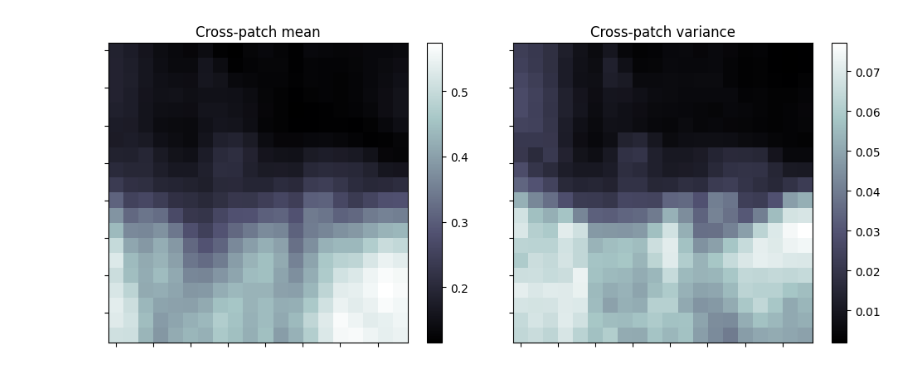
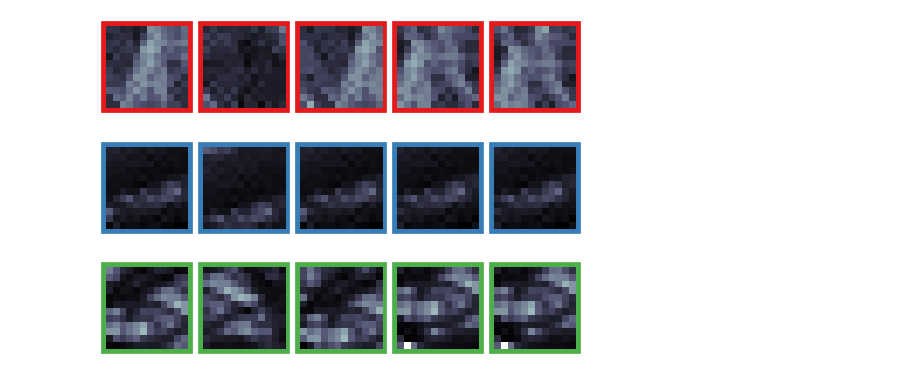
Before and after one commit to lyndond/frame_whitening, a Jupyter notebook: figures_new/conv2d.ipynb, the cells around one changed output. Cells and saved outputs as stored; diff of their text form; code cells hidden in the pictures.

```diff
--- a/figures_new/conv2d.ipynb
+++ b/figures_new/conv2d.ipynb
@@ -124,16 +47,4 @@ plot_context_samples(all_contexts, 5)
-# %%
-def plot_patch_stats(all_images):
-    fig, ax = plt.subplots(1, 2, figsize=(10, 4), sharex="all", sharey="all")
-
-    im = ax[0].imshow(np.mean(all_images, 0), cmap="bone")
-    plt.colorbar(im)
-    ax[0].set(title="Cross-patch mean")
-
-    im = ax[1].imshow(np.var(all_images, 0), cmap="bone")
-    ax[1].set(title="Cross-patch variance", xticklabels=[], yticklabels=[])
-    plt.colorbar(im)
-    fig.tight_layout()
-
-plot_patch_stats(all_contexts[0])
-# %% [output]
-[figure, removed]
+# %%
+fwd.plot_context_samples(all_contexts, 5)
+# %% [output]
+[figure, added]
```
Also changed, not shown: parts of 8 cells of this notebook, 2 other files.
